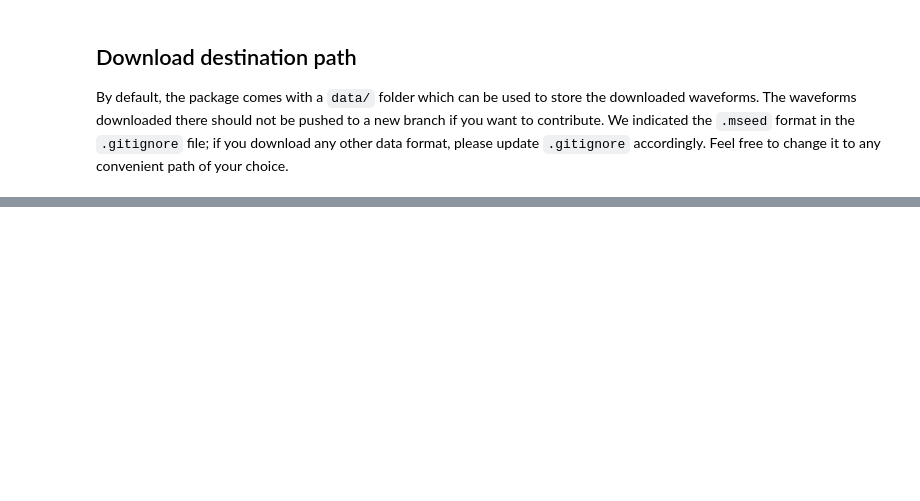
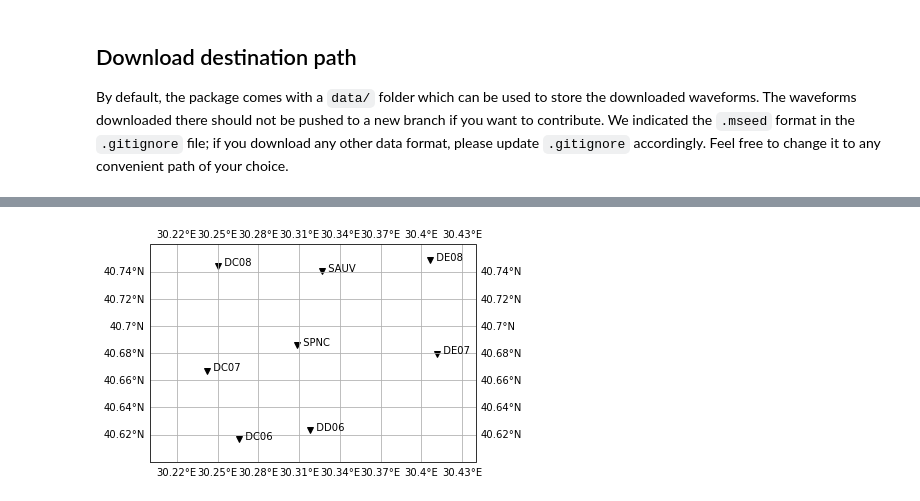
Before and after one commit to ebeauce/beampower, a Jupyter notebook: notebooks/0_download.ipynb, the cells around one changed output, grey strips where cells are left out. Drawn from its saved outputs; the diff is of its cells as text; code cells hidden in the pictures; blank space fills up the shorter version.

```diff
--- a/notebooks/0_download.ipynb
+++ b/notebooks/0_download.ipynb
@@ -100,0 +108,25 @@ downloader.download(
+# %%
+FILEPATH_INVENTORY = os.path.join(DIRPATH_DESTINATION, "*.xml")
+MAP_EXTENT = (
+    domain.minlongitude,
+    domain.maxlongitude,
+    domain.minlatitude,
+    domain.maxlatitude,
+)
+
+# Read inventory
+inventory = read_inventory(FILEPATH_INVENTORY)
+
+# Create axes
+ax = plt.axes(projection=cartopy.crs.PlateCarree())
+ax.set_extent(MAP_EXTENT)
+ax.gridlines(draw_labels=True)
+ax.coastlines()
+
+# Show
+for network in inventory:
+    for station in network:
+        ax.plot(station.longitude, station.latitude, "kv")
+        ax.text(station.longitude, station.latitude, "  " + station.code)
+# %% [output]
+[figure, added]
```
Also changed, not shown: parts of 10 cells of this notebook.
